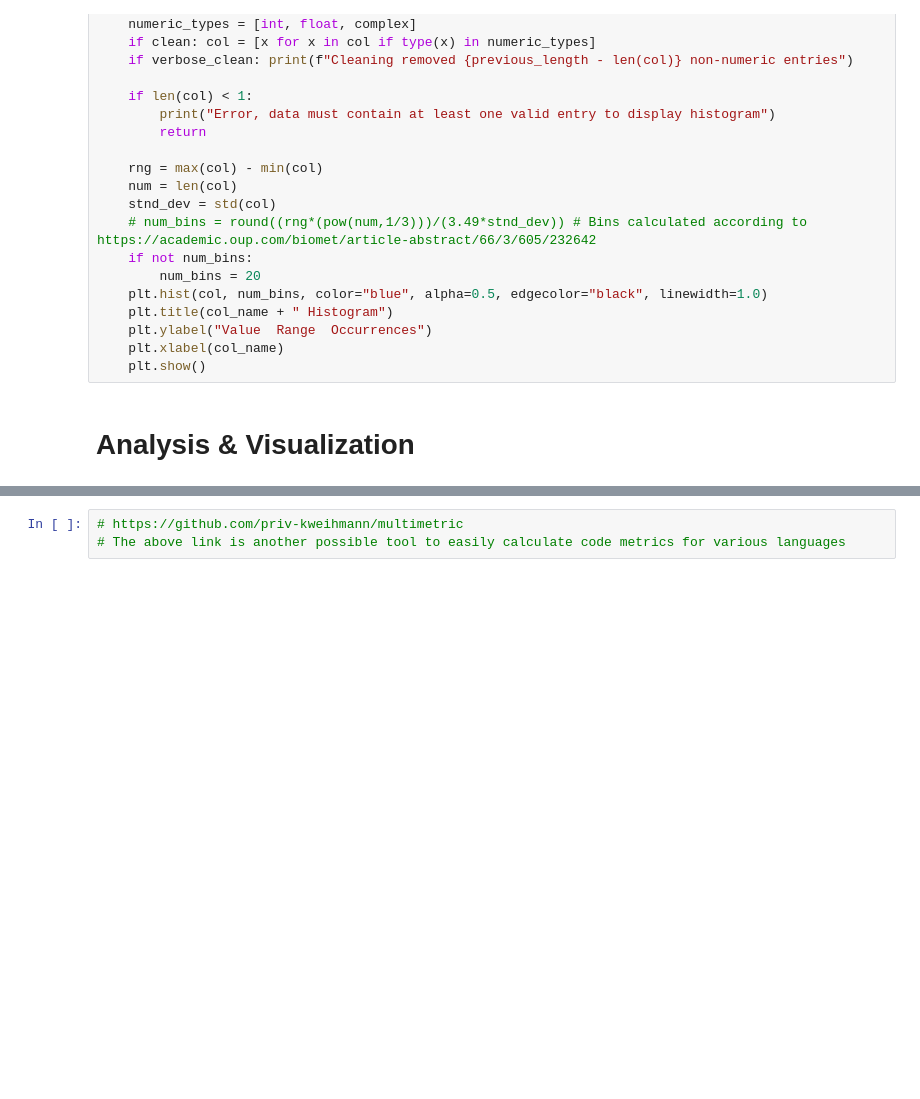
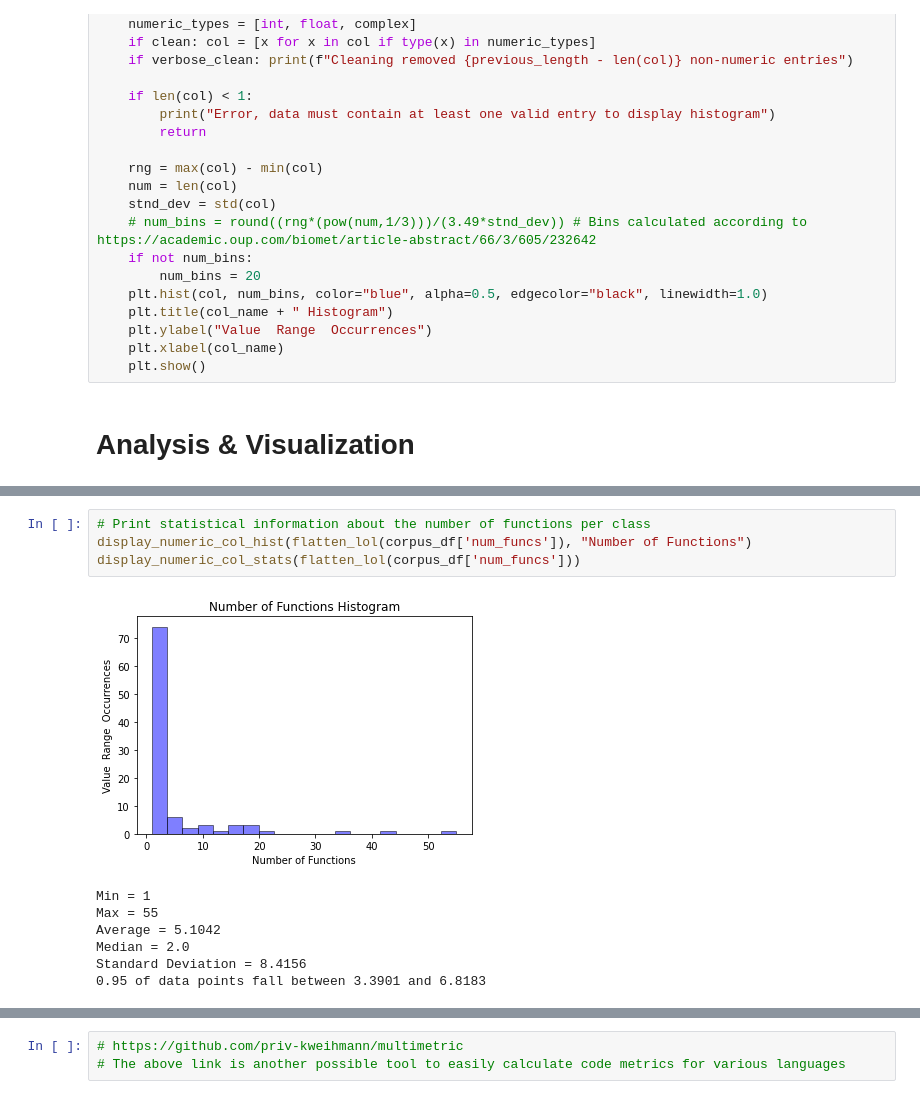
Before and after one commit to WM-SEMERU/ds4se, a Jupyter notebook: nbs/01.1_data.exploratory.se.metrics.ipynb, the cells around one changed output, grey strips where cells are left out. Cells and saved outputs as stored; diff of their text form; blank space fills up the shorter version.

```diff
--- a/nbs/01.1_data.exploratory.se.metrics.ipynb
+++ b/nbs/01.1_data.exploratory.se.metrics.ipynb
@@ -383,0 +439,12 @@ corpus_df = add_length_col(corpus_df, 'contents', 'code_length')
+# %%
+# Print statistical information about the number of functions per class
+display_numeric_col_hist(flatten_lol(corpus_df['num_funcs']), "Number of Functions")
+display_numeric_col_stats(flatten_lol(corpus_df['num_funcs']))
+# %% [output]
+[figure, added]
+Min = 1
+Max = 55
+Average = 5.1042
+Median = 2.0
+Standard Deviation = 8.4156
+0.95 of data points fall between 3.3901 and 6.8183
```
Also changed, not shown: parts of 33 cells of this notebook.
